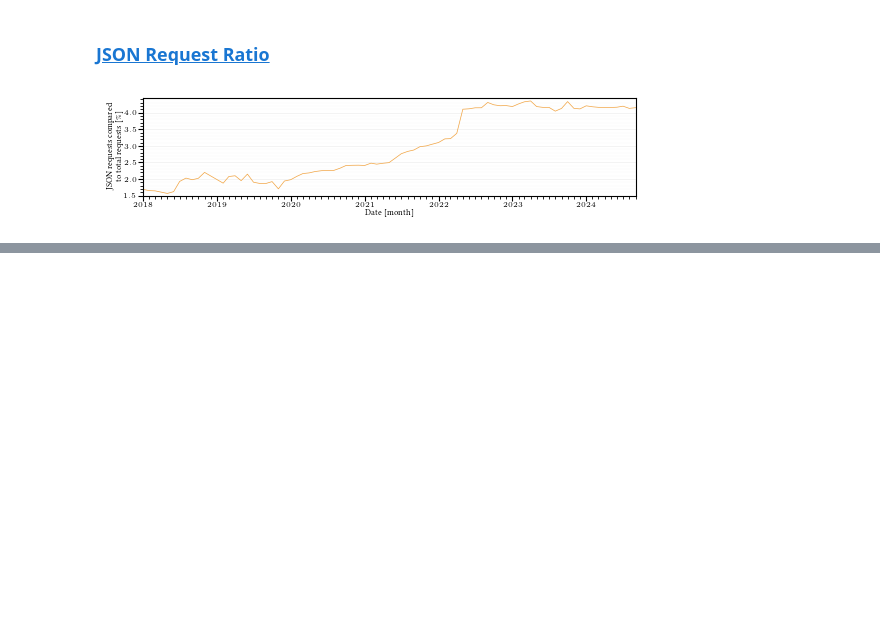
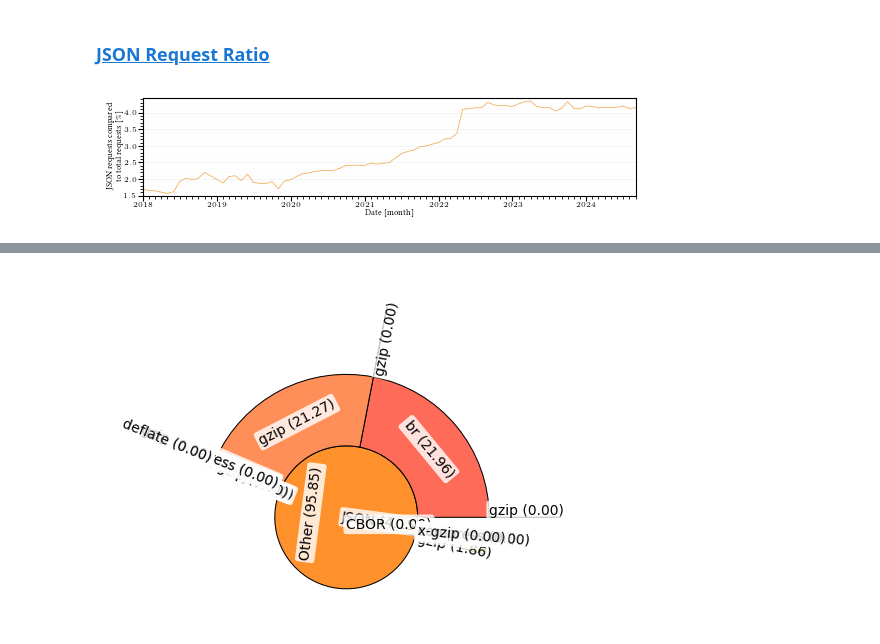
Before and after one commit to miri64/artifacts-tnsm26-cbor-dns-eval, a Jupyter notebook: 01_introduction.ipynb, the cells around one changed output, grey strips where cells are left out. Cells and saved outputs as stored; diff of their text form; code cells hidden in the pictures; blank space fills up the shorter version.

Commit message:
Add ratio of compressed encodings for JSON

```diff
--- a/01_introduction.ipynb
+++ b/01_introduction.ipynb
@@ -184,0 +198,50 @@ matplotlib.pyplot.savefig(filepath, bbox_inches="tight", pad_inches=0.01)
+# %%
+matplotlib.rcParams.update(matplotlib.rcParamsDefault)
+
+df = pandas.read_csv(INTRODUCTION_DIR / "input_datasets" / "bq-results-20240927-095716-1727431075335.csv")
+# See https://www.iana.org/assignments/http-parameters/http-parameters.xhtml#content-coding
+compr_enc = ['br', 'compress', 'dcb', 'dcz', 'deflate', 'gzip', 'identity', 'pack200-gzip', 'x-compress', 'x-gzip', 'zstd']
+
+df.loc[df["mimeType"].str.contains("json").fillna(False), "Media Type"] = "JSON"
+df.loc[df["mimeType"].str.contains("cbor").fillna(False), "Media Type"] = "CBOR"
+df.loc[~(df["mimeType"].str.contains("json").fillna(False) | df["mimeType"].str.contains("cbor").fillna(False)), "Media Type"] = "Other"
+df["resp_content_encoding"] = df["resp_content_encoding"].str.lower().swifter.apply(
+    lambda s: s.split(",") if pandas.notna(s) else s
+)
+df["resp_content_encoding_1"] = df["resp_content_encoding"].swifter.apply(
+    lambda l: l[0].strip() if isinstance(l, list) and len(l) > 0 and l[0] in compr_enc else numpy.nan
+)
+df["resp_content_encoding_2"] = df["resp_content_encoding"].swifter.apply(
+    lambda l: l[1].strip() if isinstance(l, list) and len(l) > 1 and l[1] in compr_enc else numpy.nan
+)
+df["resp_content_encoding_3"] = df["resp_content_encoding"].swifter.apply(
+    lambda l: l[2].strip() if isinstance(l, list) and len(l) > 2 and l[2] in compr_enc else numpy.nan
+)
+assert df["resp_content_encoding"].swifter.apply(
+    lambda l: l[3].strip() if isinstance(l, list) and len(l) > 3 and l[3] in compr_enc else numpy.nan
+).isna().all()
+df["sunburst"] = df["Media Type"]
+df.loc[df["resp_content_encoding_1"].notna(), "sunburst"] = (
+    df["Media Type"] + "/" +
+    df["resp_content_encoding_1"]
+).dropna()
+df.loc[df["resp_content_encoding_2"].notna(), "sunburst"] = (
+    df["Media Type"] + "/" +
+    df["resp_content_encoding_1"] + "/" +
+    df["resp_content_encoding_2"]
+).dropna()
+df.loc[df["resp_content_encoding_3"].notna(), "sunburst"] = (
+    df["Media Type"] + "/" +
+    df["resp_content_encoding_1"] + "/" +
+    df["resp_content_encoding_2"] + "/" +
+    df["resp_content_encoding_3"]
+).dropna()
+sunburst_df = df.groupby("sunburst")["count"].sum()
+sunburst_df = sunburst_df / sunburst_df.sum() * 100
+data = sunburst.stringvalues_to_pv(sunburst_df.to_dict())
+ax = matplotlib.pyplot.gca()
+sbp = sunburst.SunburstPlot(data, ax)
+sbp.plot(setup_axes=True)
+matplotlib.pyplot.show()
+# %% [output]
+[figure, added]
```
Also changed, not shown: parts of 4 cells of this notebook, 4 other files.
